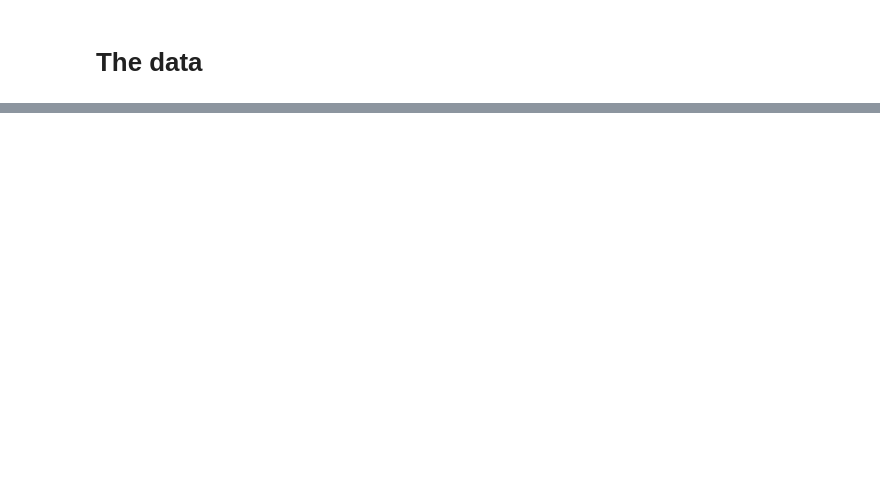
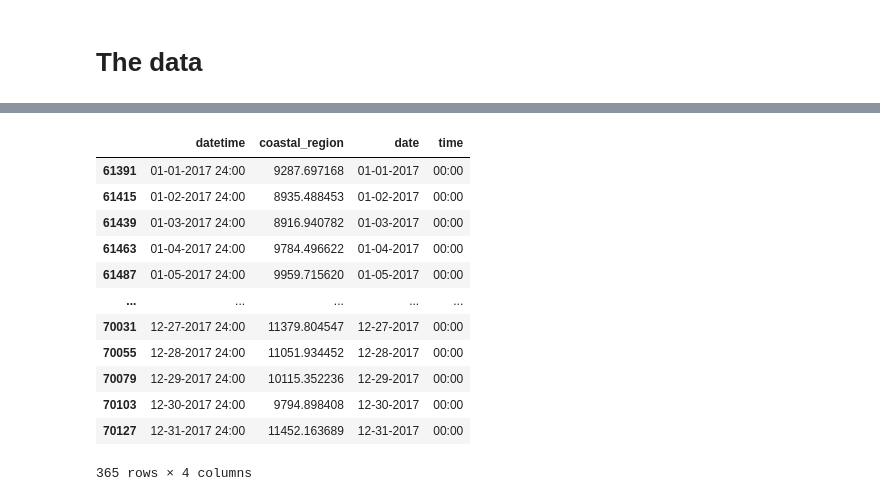
Before and after one commit to energy-demand-forecast/energy_demand_forecast, a Jupyter notebook: arsenes_dir/arsenes_scratchbook.ipynb, the cells around one changed output, grey strips where cells are left out. Drawn from its saved outputs; the diff is of its cells as text; code cells hidden in the pictures; blank space fills up the shorter version.

```diff
--- a/arsenes_dir/arsenes_scratchbook.ipynb
+++ b/arsenes_dir/arsenes_scratchbook.ipynb
@@ -18,0 +160,16 @@ from plotly.subplots import make_subplots
+# %%
+coast_df.loc[coast_df['datetime'].str.contains('24:00', case=False)]
+# %% [output]
+|  | datetime | coastal_region | date | time |
+| 61391 | 01-01-2017 24:00 | 9287.697168 | 01-01-2017 | 00:00 |
+| 61415 | 01-02-2017 24:00 | 8935.488453 | 01-02-2017 | 00:00 |
+| 61439 | 01-03-2017 24:00 | 8916.940782 | 01-03-2017 | 00:00 |
+| 61463 | 01-04-2017 24:00 | 9784.496622 | 01-04-2017 | 00:00 |
+| 61487 | 01-05-2017 24:00 | 9959.715620 | 01-05-2017 | 00:00 |
+| ... | ... | ... | ... | ... |
+| 70031 | 12-27-2017 24:00 | 11379.804547 | 12-27-2017 | 00:00 |
+| 70055 | 12-28-2017 24:00 | 11051.934452 | 12-28-2017 | 00:00 |
+| 70079 | 12-29-2017 24:00 | 10115.352236 | 12-29-2017 | 00:00 |
+| 70103 | 12-30-2017 24:00 | 9794.898408 | 12-30-2017 | 00:00 |
+| 70127 | 12-31-2017 24:00 | 11452.163689 | 12-31-2017 | 00:00 |
+365 rows × 4 columns
```
Also changed, not shown: parts of 27 cells of this notebook, 1 other file.
